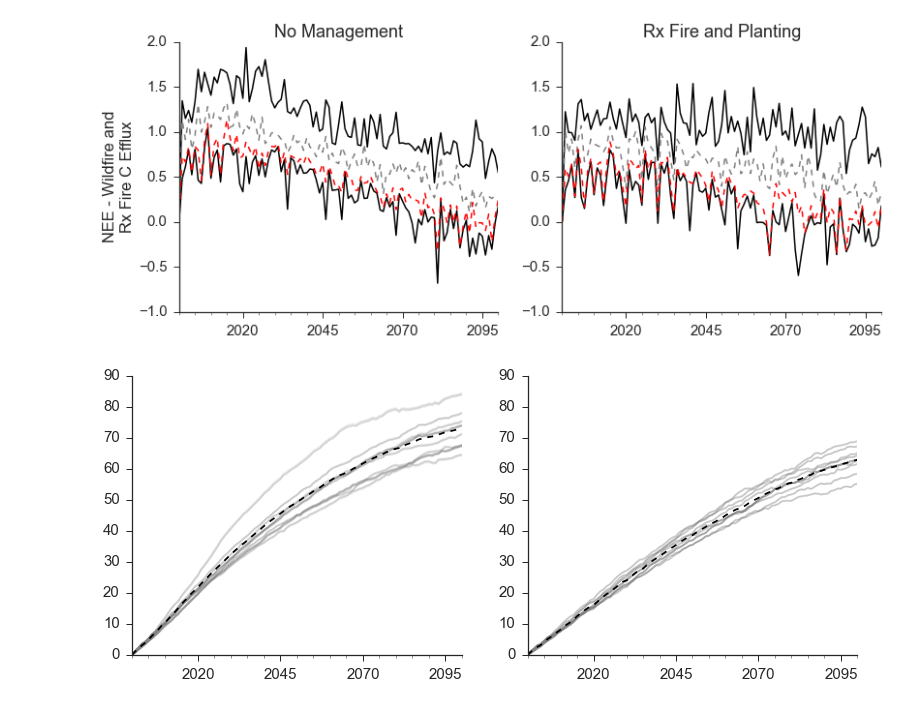
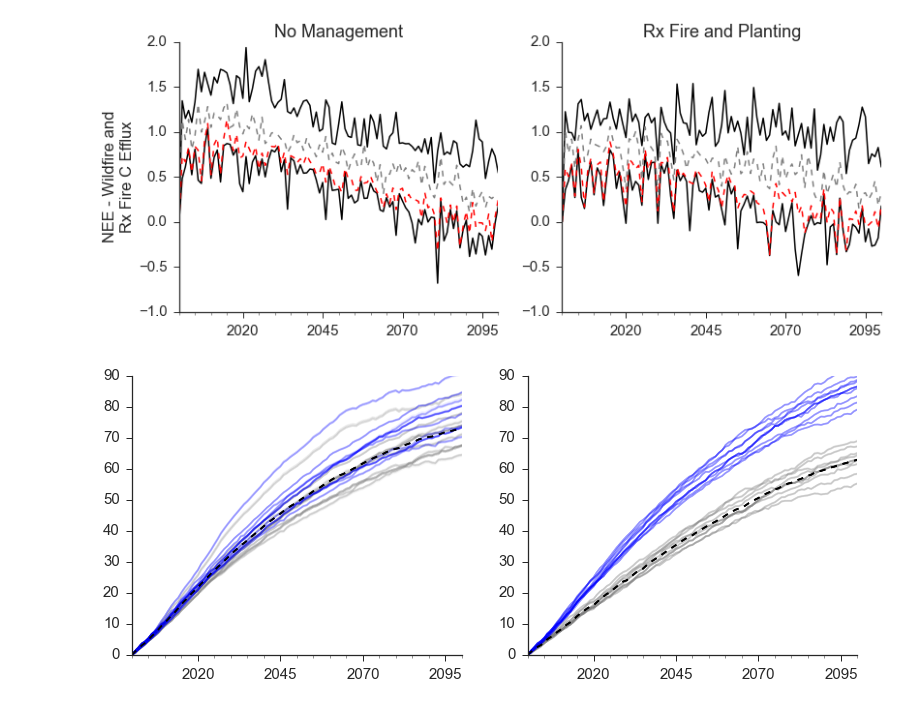
Before and after one commit to djkrofch/FtBenning, a Jupyter notebook: SwantesonFranzianAnalysis.ipynb, the cells around one changed output. Cells and saved outputs as stored; diff of their text form; code cells hidden in the pictures.

Commit message:
updated plots

```diff
--- a/SwantesonFranzianAnalysis.ipynb
+++ b/SwantesonFranzianAnalysis.ipynb
@@ -533,34 +533,33 @@ nomanmean.NECBw.plot(ax = ax1, color = 'black', linestyle = '--')
 rxmean.NECBtot.plot(ax = ax2, color = 'black', linestyle = '--')
 
 ax1.set_ylim([0,90])
 ax2.set_ylim([0,90])
 sns.despine()
 sns.set_style('ticks')
 
 
-f, ((ax1, ax2)) = plt.subplots(1,2, figsize =(13,5))
 
 for replicate in reps:
 
     for climate in nomansims:
         thisSimNoMan = summed_noman[(summed_noman.Sim == climate) & (summed_noman.rep == replicate)]
         summedTSNM = thisSimNoMan.NEECw.cumsum()
         summedTSNM.index = pd.date_range('2000-1-1', periods=len(summedTSNM), freq='1A')
-        summedTSNM.plot(ax = ax1, color = 'gray', alpha = 0.05)
+        summedTSNM.plot(ax = ax1, color = 'blue', alpha = 0.05)
 
     for climate in mgmtsims:
         thisSimRx = testRx[(testRx.Sim == climate) & (testRx.rep == replicate)]
         summedTSRX = thisSimRx.NEECw.cumsum()
         summedTSRX.index = pd.date_range('2000-1-1', periods=len(summedTSRX), freq='1A')
-        summedTSRX.plot(ax = ax2, color = 'gray', alpha = 0.05)
+        summedTSRX.plot(ax = ax2, color = 'blue', alpha = 0.05)
 
 
 nomanmean.NECBw.plot(ax = ax1, color = 'black', linestyle = '--')
 rxmean.NECBtot.plot(ax = ax2, color = 'black', linestyle = '--')
 
 ax1.set_ylim([0,90])
 ax2.set_ylim([0,90])
 sns.despine()
 sns.set_style('ticks')
 # %% [output]
-[figure, old version]
+[figure, new version]
```
